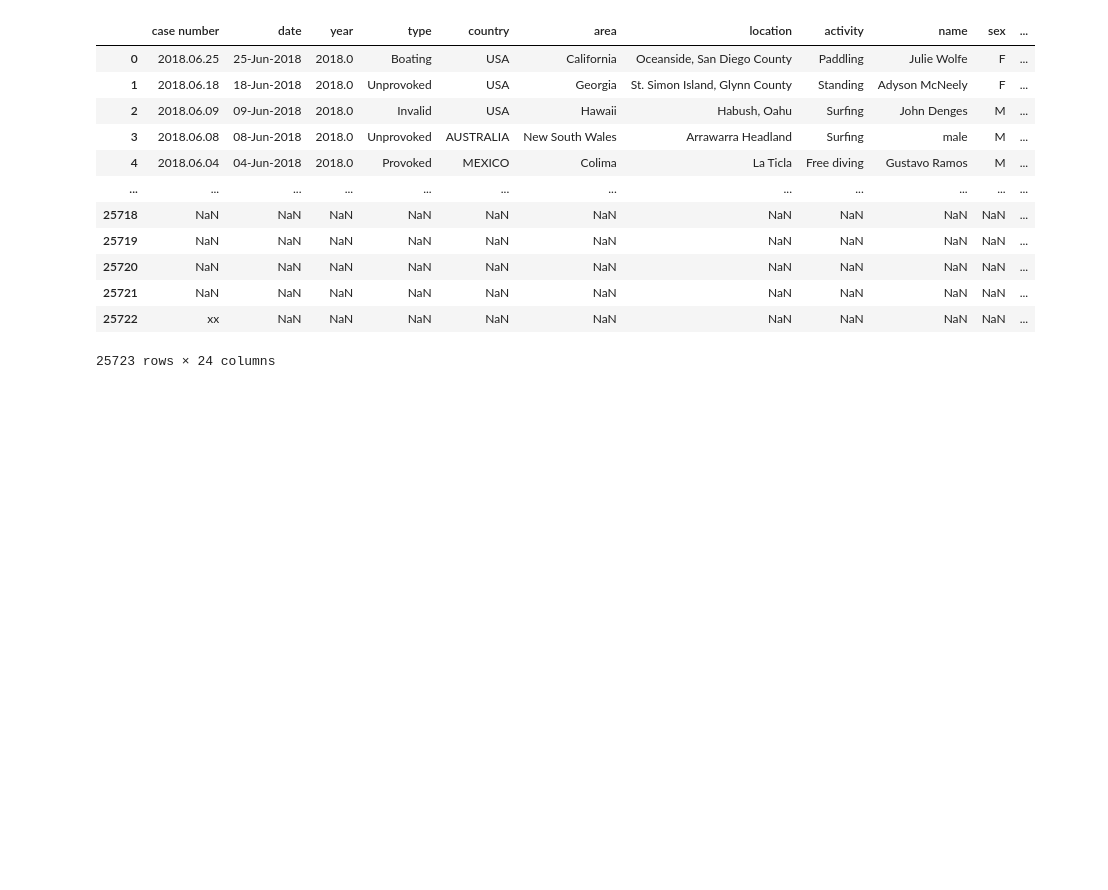
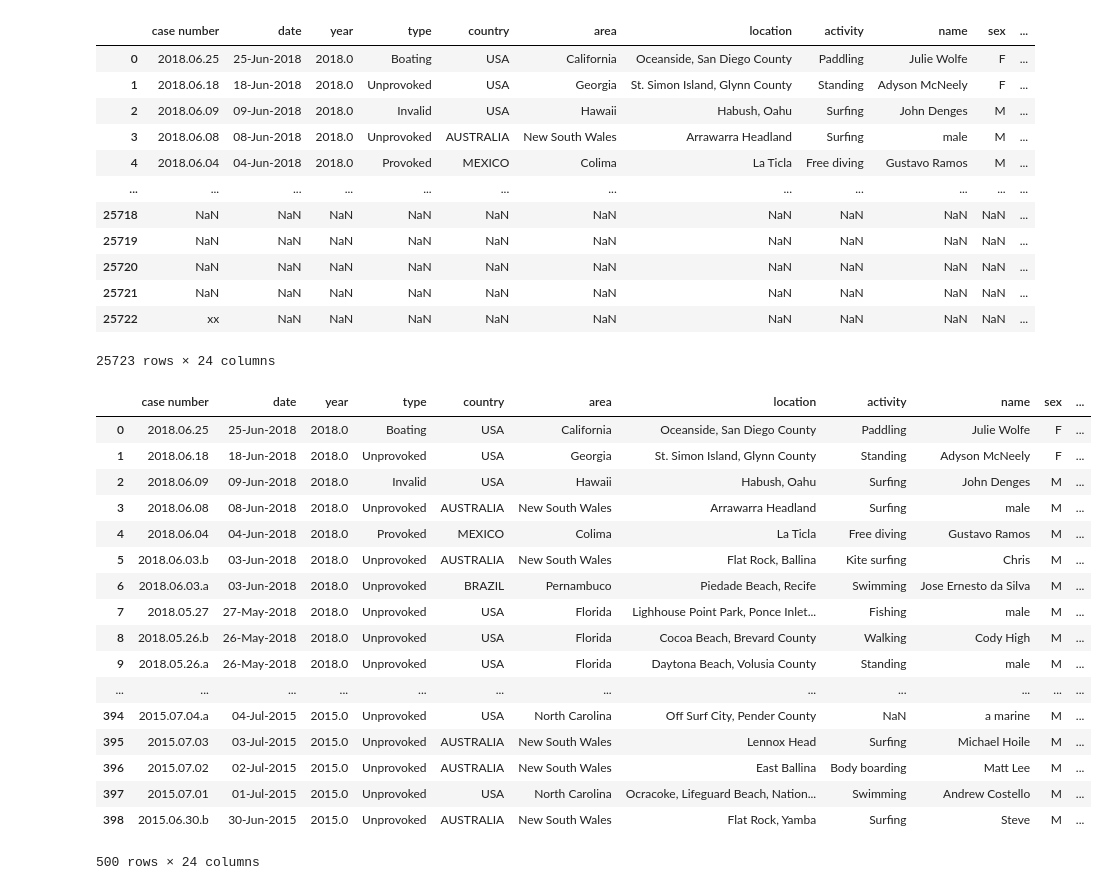
Before and after one commit to PaulaNuno/panda-sharks-attack, a Jupyter notebook: clean.ipynb, the cells around one changed output. Cells and saved outputs as stored; diff of their text form; code cells hidden in the pictures; blank space fills up the shorter version.

```diff
--- a/clean.ipynb
+++ b/clean.ipynb
@@ -5,7 +5,7 @@ import numpy as np
 # %%
 # 3. Use at least 5 data cleaning techniques inside a file named `clean.ipynb`
 # null values, columns drop, duplicated data, string manipulation, apply fn, categorize, regex, etc.
-
+pd.set_option('display.max_rows', 500)
 df = pd.read_csv('input/attacks.csv',encoding='latin-1')
 df.head()
 # %% [output]
@@ -54,0 +59,24 @@ display(df)
+# %%
+# Setting how to see more rows while scrolling
+
+pd.set_option('display.max_rows', 6300)
+df.head(500)
+# %% [output]
+|  | case number | date | year | type | country | area | location | activity | name | sex | ... |
+| 0 | 2018.06.25 | 25-Jun-2018 | 2018.0 | Boating | USA | California | Oceanside, San Diego County | Paddling | Julie Wolfe | F | ... |
+| 1 | 2018.06.18 | 18-Jun-2018 | 2018.0 | Unprovoked | USA | Georgia | St. Simon Island, Glynn County | Standing | Adyson McNeely | F | ... |
+| 2 | 2018.06.09 | 09-Jun-2018 | 2018.0 | Invalid | USA | Hawaii | Habush, Oahu | Surfing | John Denges | M | ... |
+| 3 | 2018.06.08 | 08-Jun-2018 | 2018.0 | Unprovoked | AUSTRALIA | New South Wales | Arrawarra Headland | Surfing | male | M | ... |
+| 4 | 2018.06.04 | 04-Jun-2018 | 2018.0 | Provoked | MEXICO | Colima | La Ticla | Free diving | Gustavo Ramos | M | ... |
+| 5 | 2018.06.03.b | 03-Jun-2018 | 2018.0 | Unprovoked | AUSTRALIA | New South Wales | Flat Rock, Ballina | Kite surfing | Chris | M | ... |
+| 6 | 2018.06.03.a | 03-Jun-2018 | 2018.0 | Unprovoked | BRAZIL | Pernambuco | Piedade Beach, Recife | Swimming | Jose Ernesto da Silva | M | ... |
+| 7 | 2018.05.27 | 27-May-2018 | 2018.0 | Unprovoked | USA | Florida | Lighhouse Point Park, Ponce Inlet... | Fishing | male | M | ... |
+| 8 | 2018.05.26.b | 26-May-2018 | 2018.0 | Unprovoked | USA | Florida | Cocoa Beach, Brevard County | Walking | Cody High | M | ... |
+| 9 | 2018.05.26.a | 26-May-2018 | 2018.0 | Unprovoked | USA | Florida | Daytona Beach, Volusia County | Standing | male | M | ... |
+| ... | ... | ... | ... | ... | ... | ... | ... | ... | ... | ... | ... |
+| 394 | 2015.07.04.a | 04-Jul-2015 | 2015.0 | Unprovoked | USA | North Carolina | Off Surf City, Pender County | NaN | a marine | M | ... |
+| 395 | 2015.07.03 | 03-Jul-2015 | 2015.0 | Unprovoked | AUSTRALIA | New South Wales | Lennox Head | Surfing | Michael Hoile | M | ... |
+| 396 | 2015.07.02 | 02-Jul-2015 | 2015.0 | Unprovoked | AUSTRALIA | New South Wales | East Ballina | Body boarding | Matt Lee | M | ... |
+| 397 | 2015.07.01 | 01-Jul-2015 | 2015.0 | Unprovoked | USA | North Carolina | Ocracoke, Lifeguard Beach, Nation... | Swimming | Andrew Costello | M | ... |
+| 398 | 2015.06.30.b | 30-Jun-2015 | 2015.0 | Unprovoked | AUSTRALIA | New South Wales | Flat Rock, Yamba | Surfing | Steve | M | ... |
+500 rows × 24 columns
```
Also changed, not shown: parts of 5 cells of this notebook, 2 other files.
